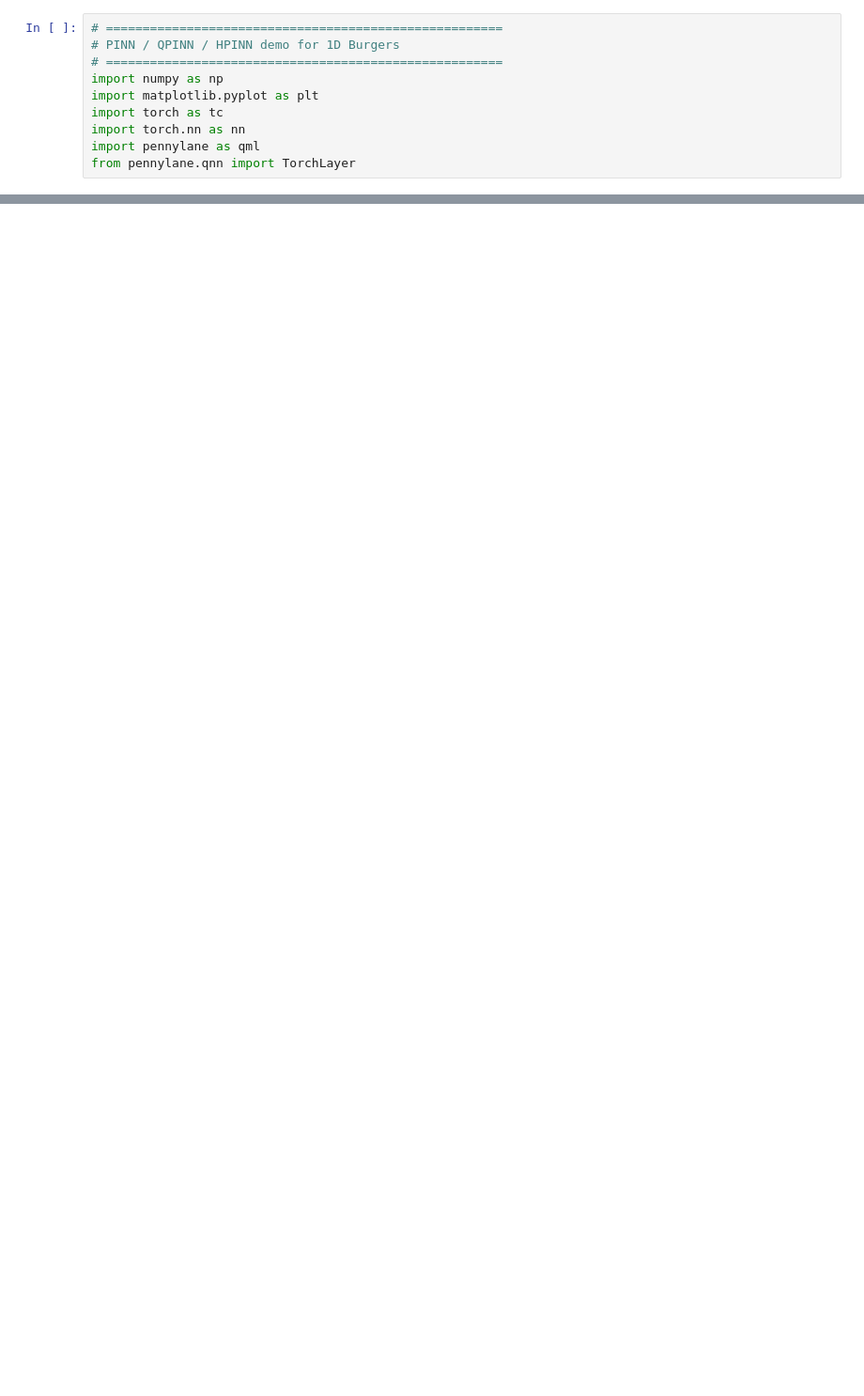
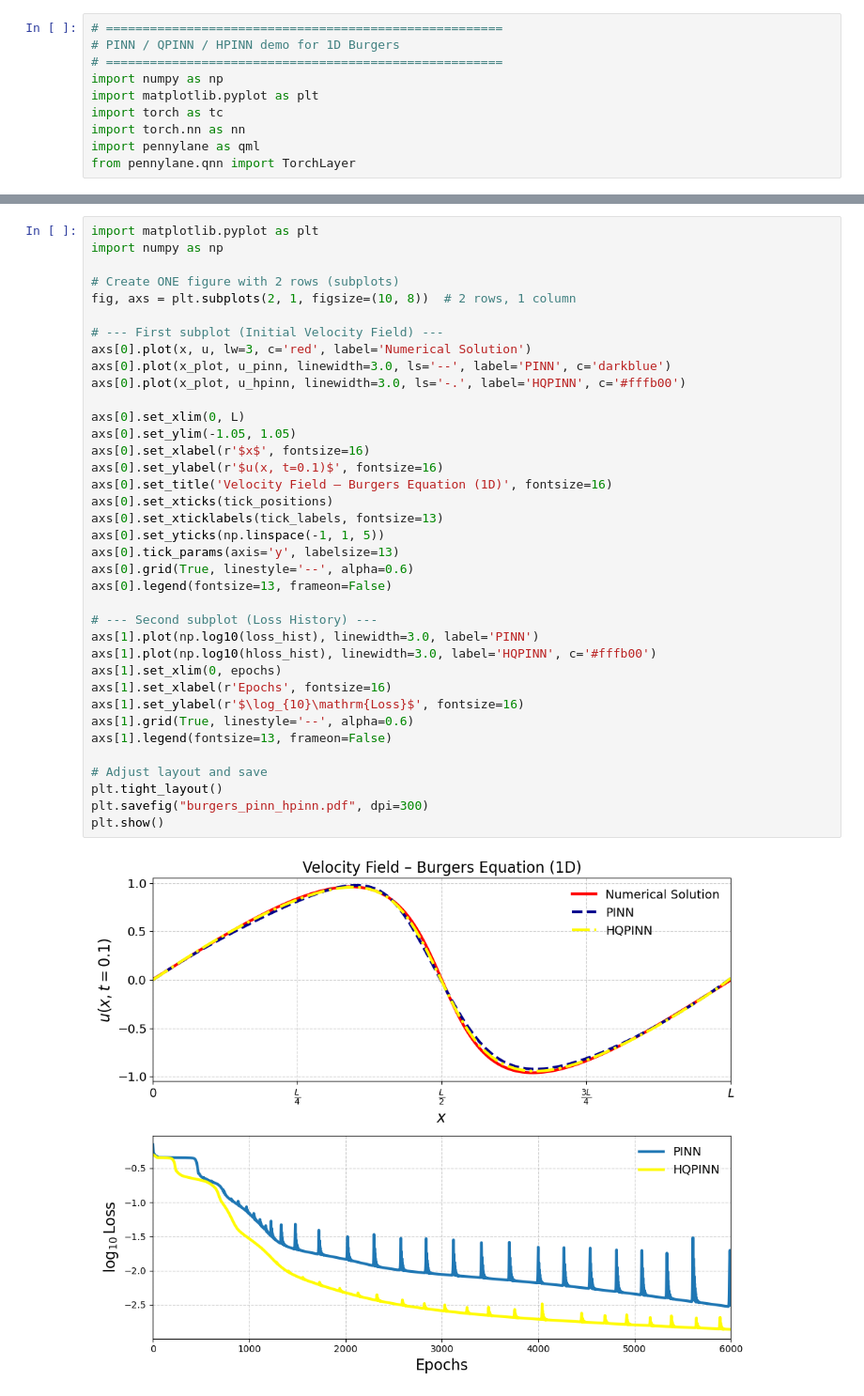
Before and after one commit to cammaral/quantum_and_cfd, a Jupyter notebook: pinn.ipynb, the cells around one changed output, grey strips where cells are left out. Shown at 94% size. Saved outputs shown, nothing was run; the diff lists cells and outputs as text; blank space fills up the shorter version.

```diff
--- a/pinn.ipynb
+++ b/pinn.ipynb
@@ -297,0 +338,39 @@ final.bias torch.Size([1]) 1
+# %%
+import matplotlib.pyplot as plt
+import numpy as np
+
+# Create ONE figure with 2 rows (subplots)
+fig, axs = plt.subplots(2, 1, figsize=(10, 8))  # 2 rows, 1 column
+
+# --- First subplot (Initial Velocity Field) ---
+axs[0].plot(x, u, lw=3, c='red', label='Numerical Solution')
+axs[0].plot(x_plot, u_pinn, linewidth=3.0, ls='--', label='PINN', c='darkblue')
+axs[0].plot(x_plot, u_hpinn, linewidth=3.0, ls='-.', label='HQPINN', c='#fffb00')
+
+axs[0].set_xlim(0, L)
+axs[0].set_ylim(-1.05, 1.05)
+axs[0].set_xlabel(r'$x$', fontsize=16)
+axs[0].set_ylabel(r'$u(x, t=0.1)$', fontsize=16)
+axs[0].set_title('Velocity Field – Burgers Equation (1D)', fontsize=16)
+axs[0].set_xticks(tick_positions)
+axs[0].set_xticklabels(tick_labels, fontsize=13)
+axs[0].set_yticks(np.linspace(-1, 1, 5))
+axs[0].tick_params(axis='y', labelsize=13)
+axs[0].grid(True, linestyle='--', alpha=0.6)
+axs[0].legend(fontsize=13, frameon=False)
+
+# --- Second subplot (Loss History) ---
+axs[1].plot(np.log10(loss_hist), linewidth=3.0, label='PINN')
+axs[1].plot(np.log10(hloss_hist), linewidth=3.0, label='HQPINN', c='#fffb00')
+axs[1].set_xlim(0, epochs)
+axs[1].set_xlabel(r'Epochs', fontsize=16)
+axs[1].set_ylabel(r'$\log_{10}\mathrm{Loss}$', fontsize=16)
+axs[1].grid(True, linestyle='--', alpha=0.6)
+axs[1].legend(fontsize=13, frameon=False)
+
+# Adjust layout and save
+plt.tight_layout()
+plt.savefig("burgers_pinn_hpinn.pdf", dpi=300)
+plt.show()
+# %% [output]
+[figure, added]
```
Also changed, not shown: parts of 17 cells of this notebook.
